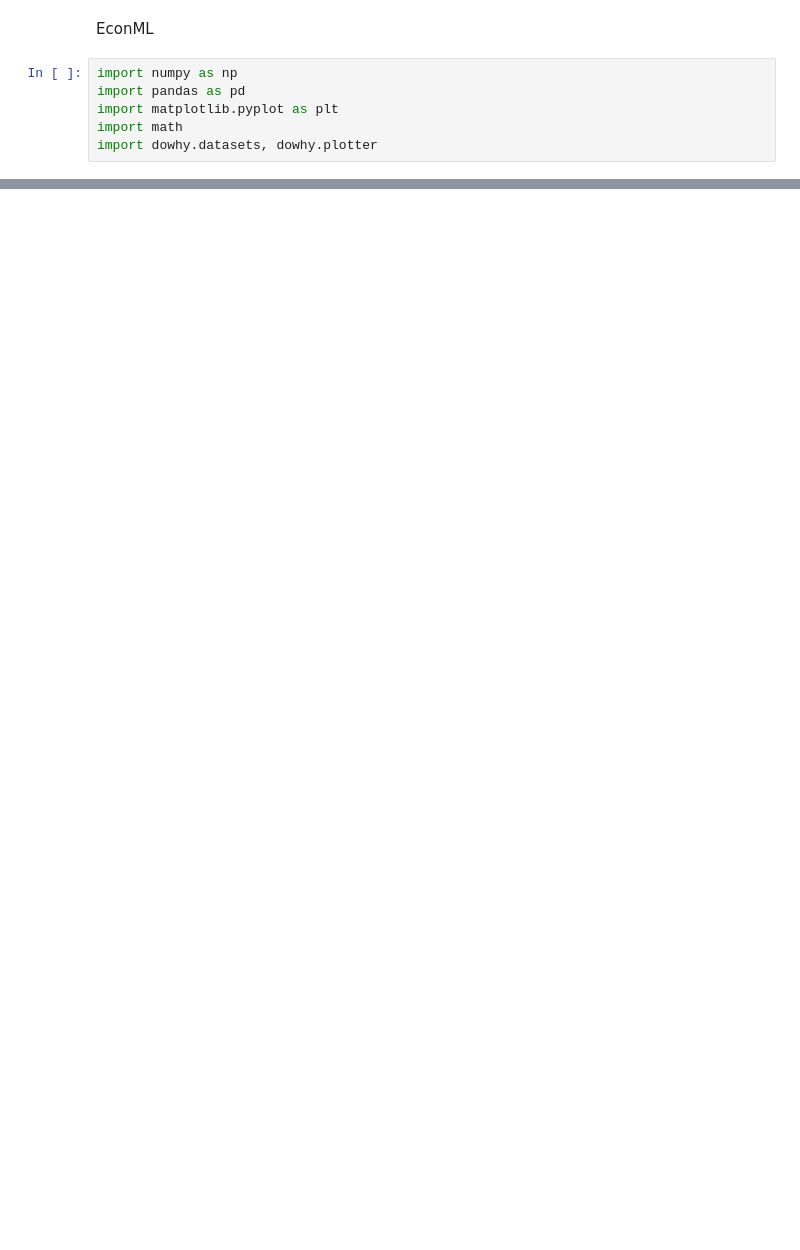
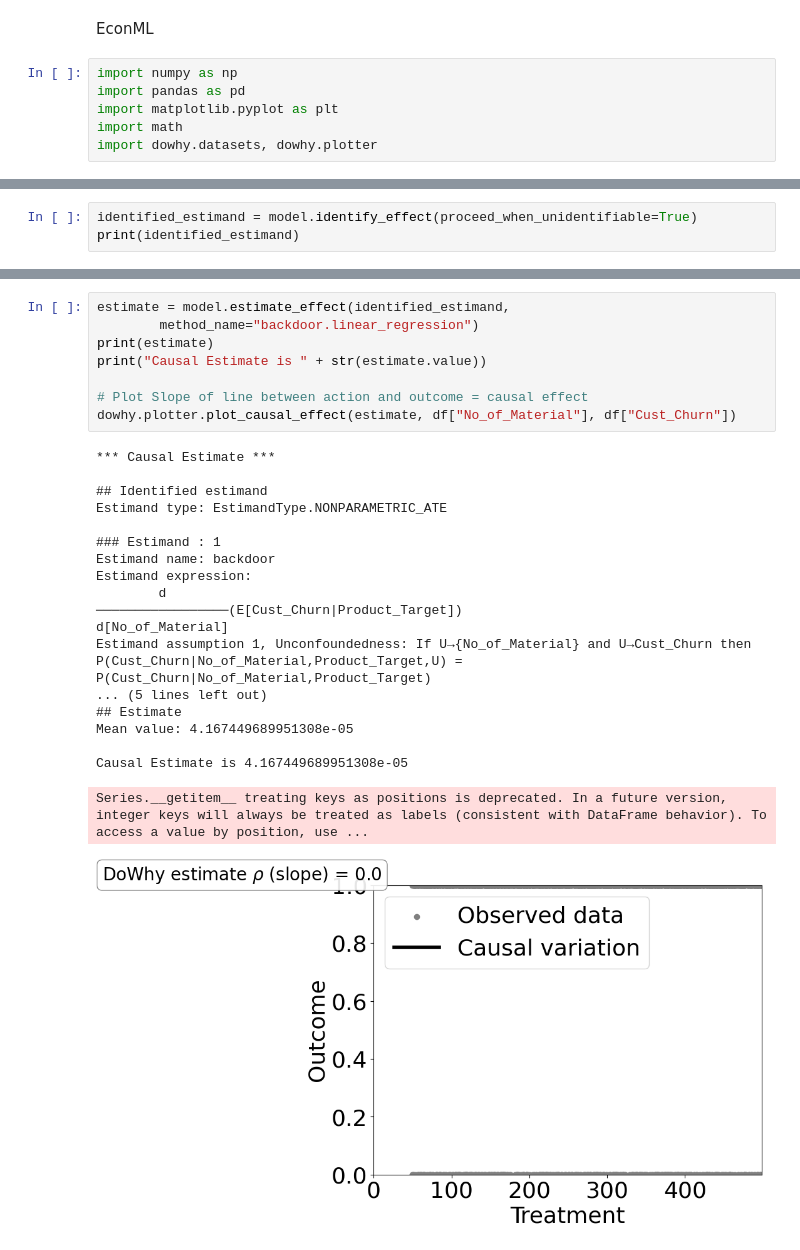
Before and after one commit to Subhiksha-RM/SC_DoWhy, a Jupyter notebook: EconML_example.ipynb, the cells around one changed output, grey strips where cells are left out. Drawn from its saved outputs; the diff is of its cells as text; blank space fills up the shorter version.

```diff
--- a/EconML_example.ipynb
+++ b/EconML_example.ipynb
@@ -361,0 +529,3 @@ p value:0.3761016729853599
+# %%
+identified_estimand = model.identify_effect(proceed_when_unidentifiable=True)
+print(identified_estimand)
@@ -361,0 +550,28 @@ p value:0.3761016729853599
+# %%
+estimate = model.estimate_effect(identified_estimand,
+        method_name="backdoor.linear_regression")
+print(estimate)
+print("Causal Estimate is " + str(estimate.value))
+
+# Plot Slope of line between action and outcome = causal effect
+dowhy.plotter.plot_causal_effect(estimate, df["No_of_Material"], df["Cust_Churn"])
+# %% [output]
+*** Causal Estimate ***
+
+## Identified estimand
+Estimand type: EstimandType.NONPARAMETRIC_ATE
+
+### Estimand : 1
+Estimand name: backdoor
+Estimand expression:
+        d
+─────────────────(E[Cust_Churn|Product_Target])
+d[No_of_Material]
+Estimand assumption 1, Unconfoundedness: If U→{No_of_Material} and U→Cust_Churn then P(Cust_Churn|No_of_Material,Product_Target,U) = P(Cust_Churn|No_of_Material,Product_Target)
+... (5 lines left out)
+## Estimate
+Mean value: 4.167449689951308e-05
+
+Causal Estimate is 4.167449689951308e-05
+Series.__getitem__ treating keys as positions is deprecated. In a future version, integer keys will always be treated as labels (consistent with DataFrame behavior). To access a value by position, use ...
+[figure, added]
```
Also changed, not shown: parts of 29 cells of this notebook, 4 other files.
